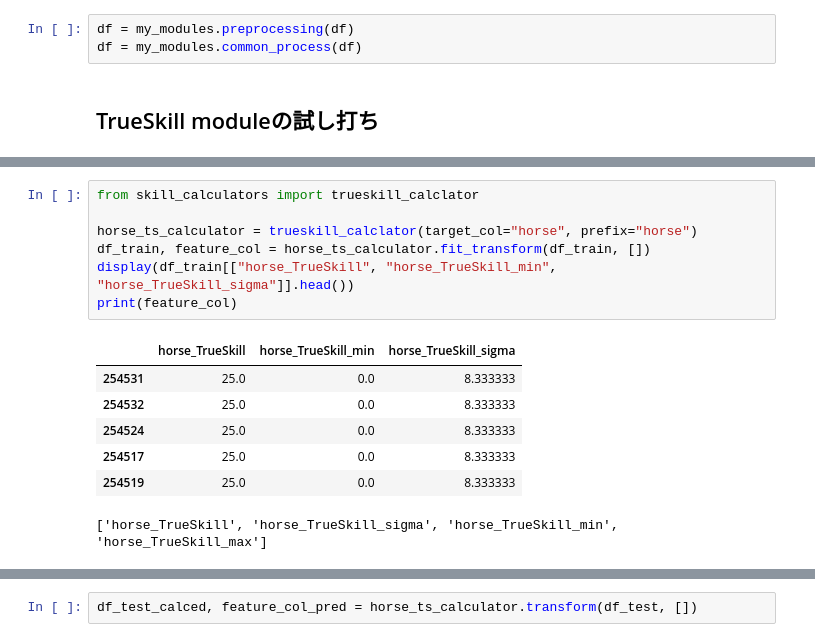
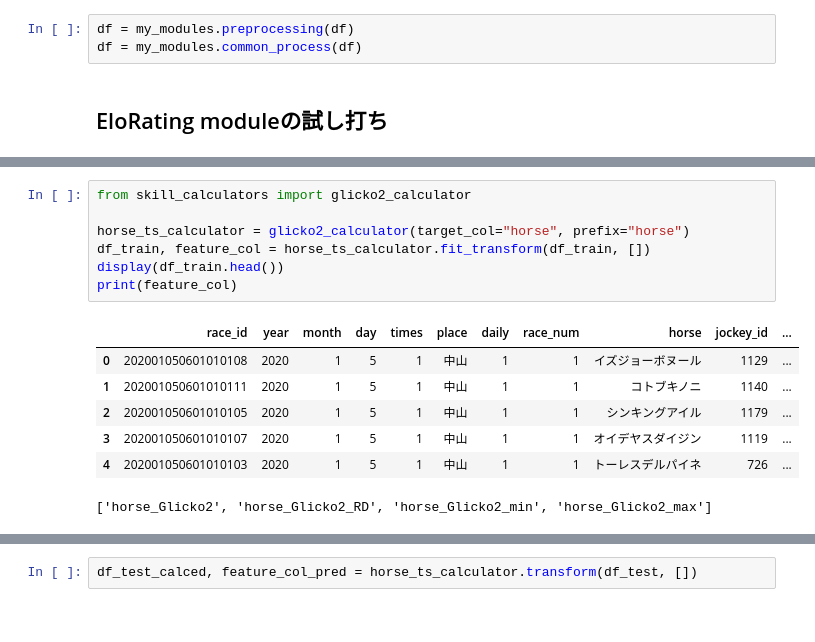
Before and after one commit to NaganagaKen/HORSE_RACING, a Jupyter notebook: Notebook/test.ipynb, the cells around one changed output, grey strips where cells are left out. Cells and saved outputs as stored; diff of their text form.

```diff
--- a/Notebook/test.ipynb
+++ b/Notebook/test.ipynb
@@ -23,7 +24,7 @@ df = pd.read_csv("../Data/train_data_JV_2008.csv", encoding="cp932")
 df = my_modules.preprocessing(df)
 df = my_modules.common_process(df)
 # %% [markdown]
-## TrueSkill moduleの試し打ち
+## EloRating moduleの試し打ち
 # %%
 df_train = df[(df.year >= 2020) & (df.year != 2025)]
 df_test = df[df.year == 2025]
@@ -40,20 +41,20 @@ display(df_test.head(3))
 | 23667 | 202501050601010114 | 2025 | 1 | 5 | 1 | 中山 | 1 | 1 | ノアファースト | 1169 | ... |
 | 23666 | 202501050601010116 | 2025 | 1 | 5 | 1 | 中山 | 1 | 1 | カツノトゥウェルヴ | 1085 | ... |
 # %%
-from skill_calculators import trueskill_calclator
+from skill_calculators import glicko2_calculator
 
-horse_ts_calculator = trueskill_calclator(target_col="horse", prefix="horse")
+horse_ts_calculator = glicko2_calculator(target_col="horse", prefix="horse")
 df_train, feature_col = horse_ts_calculator.fit_transform(df_train, [])
-display(df_train[["horse_TrueSkill", "horse_TrueSkill_min", "horse_TrueSkill_sigma"]].head())
+display(df_train.head())
 print(feature_col)
 # %% [output]
-|  | horse_TrueSkill | horse_TrueSkill_min | horse_TrueSkill_sigma |
-| 254531 | 25.0 | 0.0 | 8.333333 |
-| 254532 | 25.0 | 0.0 | 8.333333 |
-| 254524 | 25.0 | 0.0 | 8.333333 |
-| 254517 | 25.0 | 0.0 | 8.333333 |
-| 254519 | 25.0 | 0.0 | 8.333333 |
+|  | race_id | year | month | day | times | place | daily | race_num | horse | jockey_id | ... |
+| 0 | 202001050601010108 | 2020 | 1 | 5 | 1 | 中山 | 1 | 1 | イズジョーボヌール | 1129 | ... |
+| 1 | 202001050601010111 | 2020 | 1 | 5 | 1 | 中山 | 1 | 1 | コトブキノニ | 1140 | ... |
+| 2 | 202001050601010105 | 2020 | 1 | 5 | 1 | 中山 | 1 | 1 | シンキングアイル | 1179 | ... |
+| 3 | 202001050601010107 | 2020 | 1 | 5 | 1 | 中山 | 1 | 1 | オイデヤスダイジン | 1119 | ... |
+| 4 | 202001050601010103 | 2020 | 1 | 5 | 1 | 中山 | 1 | 1 | トーレスデルパイネ | 726 | ... |
-['horse_TrueSkill', 'horse_TrueSkill_sigma', 'horse_TrueSkill_min', 'horse_TrueSkill_max']
+['horse_Glicko2', 'horse_Glicko2_RD', 'horse_Glicko2_min', 'horse_Glicko2_max']
 # %%
 df_train[df_train.horse == "イクイノックス"]
 # %% [output]
```
Also changed, not shown: parts of 5 cells of this notebook, 5 other files.
